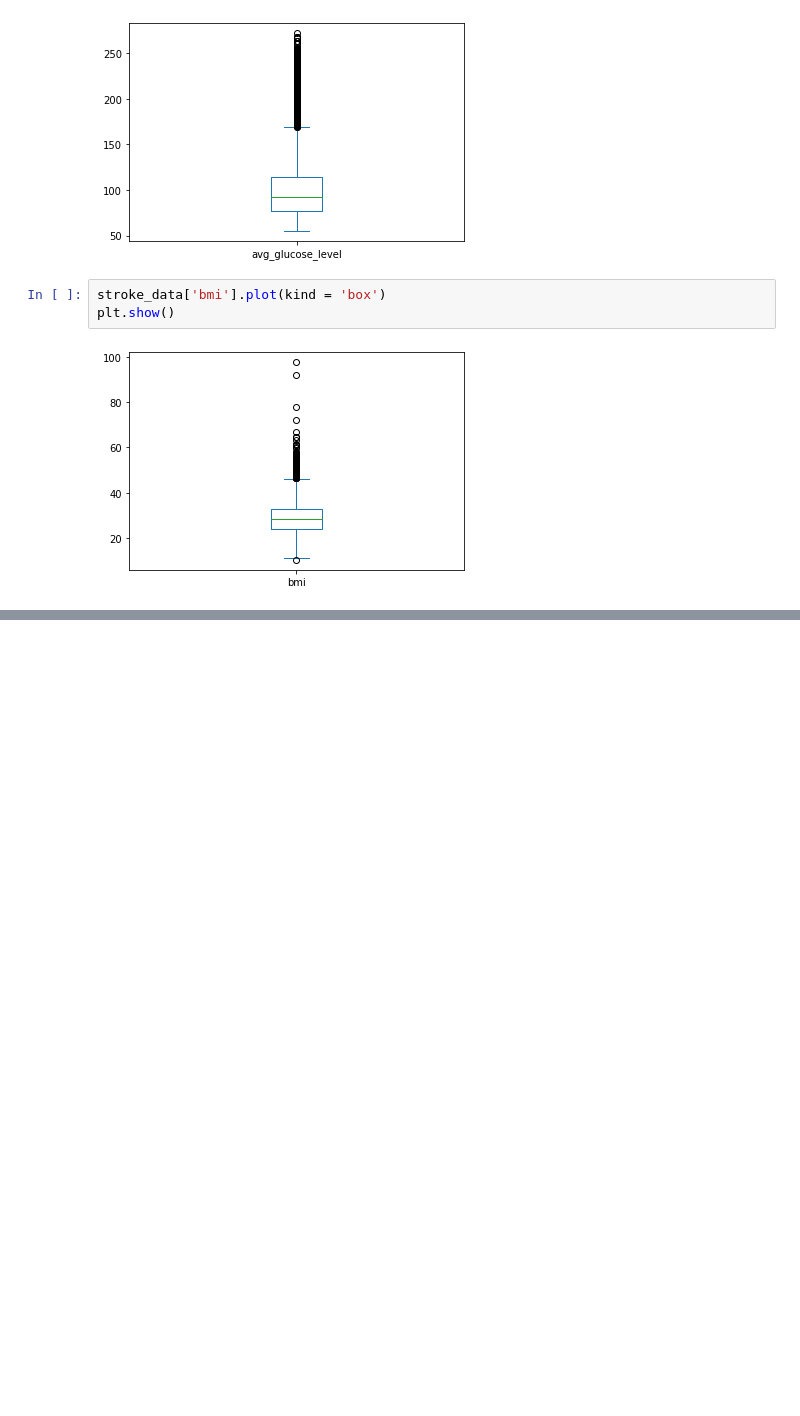
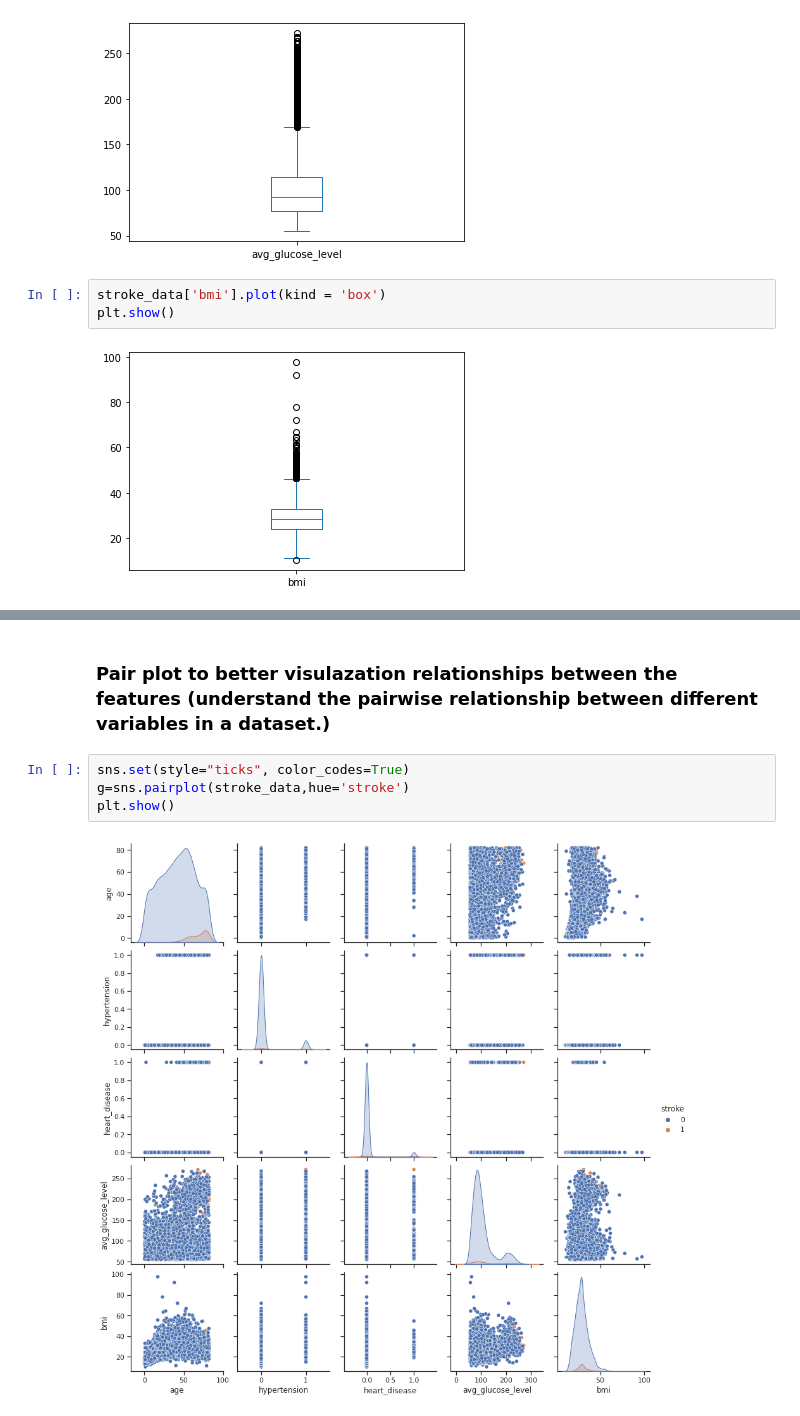
Before and after one commit to Nouran-saad/Stroke_Prediction_DT_Kmeans, a Jupyter notebook: Team4_18p4496_DataMiningProject.ipynb, the cells around one changed output, grey strips where cells are left out. Saved outputs shown, nothing was run; the diff lists cells and outputs as text; blank space fills up the shorter version.

```diff
--- a/Team4_18p4496_DataMiningProject.ipynb
+++ b/Team4_18p4496_DataMiningProject.ipynb
@@ -196,0 +212,8 @@ plt.show()
+# %% [markdown]
+### Pair plot to better visulazation relationships between the features (understand the pairwise relationship between different variables in a dataset.)
+# %%
+sns.set(style="ticks", color_codes=True)
+g=sns.pairplot(stroke_data,hue='stroke')
+plt.show()
+# %% [output]
+[figure, added]
```
Also changed, not shown: parts of 9 cells of this notebook.
